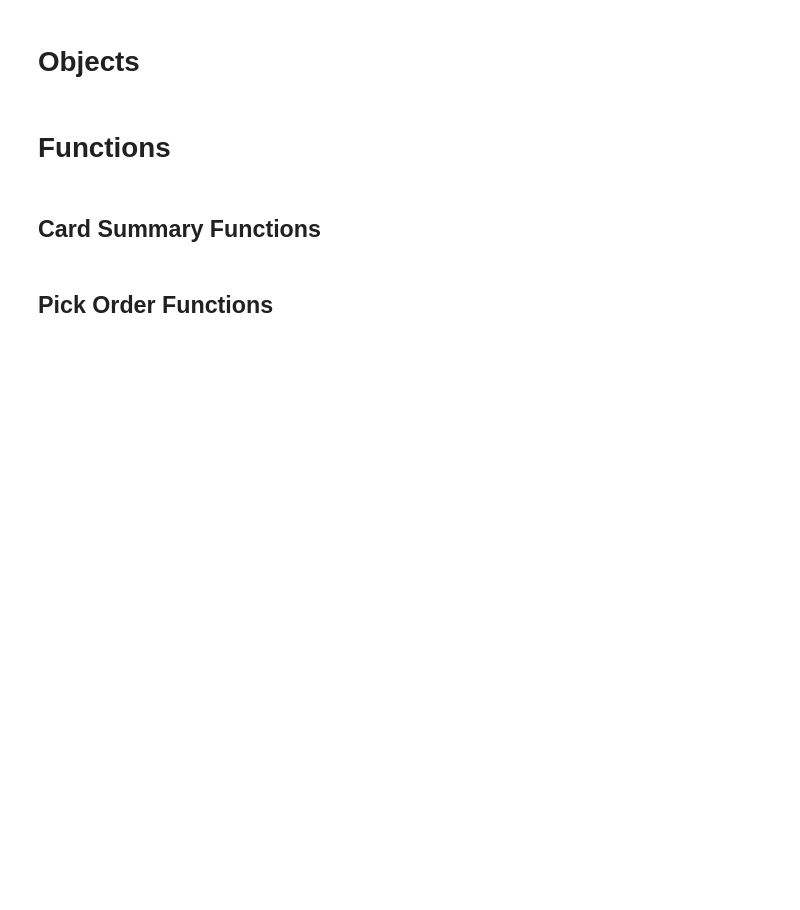
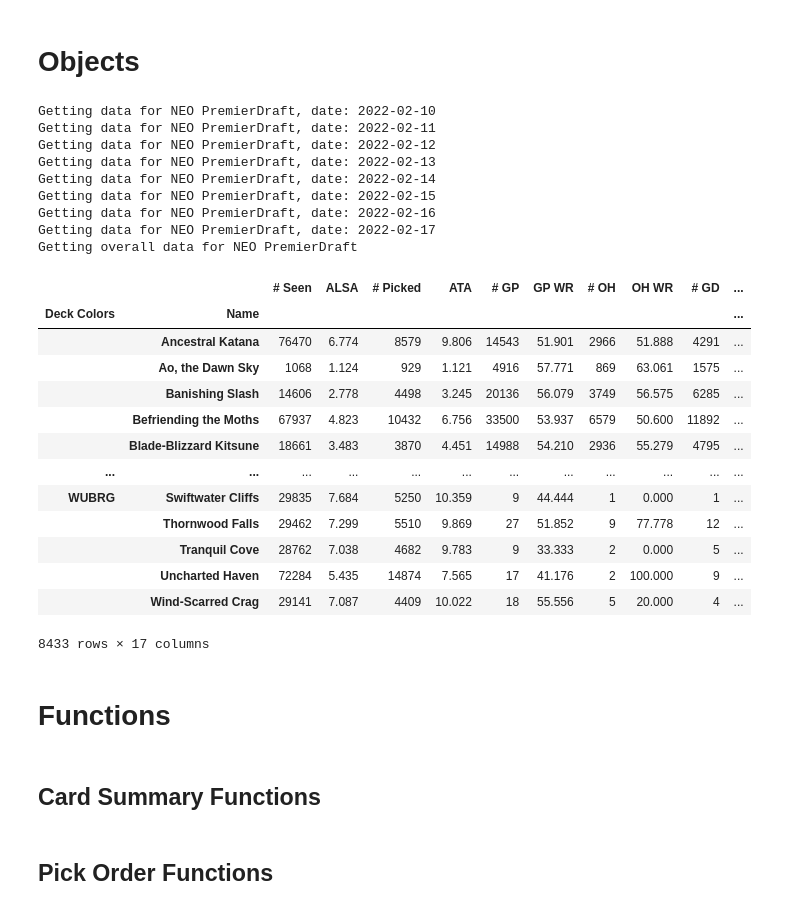
Before and after one commit to ZacharyMN709/DraftMetaReporter, a Jupyter notebook: Scratch.ipynb, the cells around one changed output. Saved outputs shown, nothing was run; the diff lists cells and outputs as text; code cells hidden in the pictures; blank space fills up the shorter version.

Commit message:
Created new version of RawDataHandler. To be further implemented in the future.

```diff
--- a/Scratch.ipynb
+++ b/Scratch.ipynb
@@ -16,0 +194,3 @@ from RawDataFetcher import RawDataFetcher
+# %%
+fetcher = NewRawDataHandler('NEO', 'PremierDraft')
+fetcher.check_for_updates()
@@ -17,3 +203,31 @@ from RawDataFetcher import RawDataFetcher
+# %%
+fetcher.GROUPED_ARCHTYPE_SUMMARY_FRAME
+fetcher.SINGLE_ARCHTYPE_SUMMARY_FRAME
+fetcher.CARD_SUMMARY_FRAME
+# %% [output]
+Getting data for NEO PremierDraft, date: 2022-02-10
+Getting data for NEO PremierDraft, date: 2022-02-11
+Getting data for NEO PremierDraft, date: 2022-02-12
+Getting data for NEO PremierDraft, date: 2022-02-13
+Getting data for NEO PremierDraft, date: 2022-02-14
+Getting data for NEO PremierDraft, date: 2022-02-15
+Getting data for NEO PremierDraft, date: 2022-02-16
+Getting data for NEO PremierDraft, date: 2022-02-17
+Getting overall data for NEO PremierDraft
+|  |  | # Seen | ALSA | # Picked | ATA | # GP | GP WR | # OH | OH WR | # GD | ... |
+| Deck Colors | Name |  |  |  |  |  |  |  |  |  | ... |
+|  | Ancestral Katana | 76470 | 6.774 | 8579 | 9.806 | 14543 | 51.901 | 2966 | 51.888 | 4291 | ... |
+|  | Ao, the Dawn Sky | 1068 | 1.124 | 929 | 1.121 | 4916 | 57.771 | 869 | 63.061 | 1575 | ... |
+|  | Banishing Slash | 14606 | 2.778 | 4498 | 3.245 | 20136 | 56.079 | 3749 | 56.575 | 6285 | ... |
+|  | Befriending the Moths | 67937 | 4.823 | 10432 | 6.756 | 33500 | 53.937 | 6579 | 50.600 | 11892 | ... |
+|  | Blade-Blizzard Kitsune | 18661 | 3.483 | 3870 | 4.451 | 14988 | 54.210 | 2936 | 55.279 | 4795 | ... |
+| ... | ... | ... | ... | ... | ... | ... | ... | ... | ... | ... | ... |
+| WUBRG | Swiftwater Cliffs | 29835 | 7.684 | 5250 | 10.359 | 9 | 44.444 | 1 | 0.000 | 1 | ... |
+|  | Thornwood Falls | 29462 | 7.299 | 5510 | 9.869 | 27 | 51.852 | 9 | 77.778 | 12 | ... |
+|  | Tranquil Cove | 28762 | 7.038 | 4682 | 9.783 | 9 | 33.333 | 2 | 0.000 | 5 | ... |
+|  | Uncharted Haven | 72284 | 5.435 | 14874 | 7.565 | 17 | 41.176 | 2 | 100.000 | 9 | ... |
+|  | Wind-Scarred Crag | 29141 | 7.087 | 4409 | 10.022 | 18 | 55.556 | 5 | 20.000 | 4 | ... |
+8433 rows × 17 columns
 # %%
 from datetime import date, time, datetime, timedelta
 import pandas as pd
```
Also changed, not shown: parts of 6 cells of this notebook.
